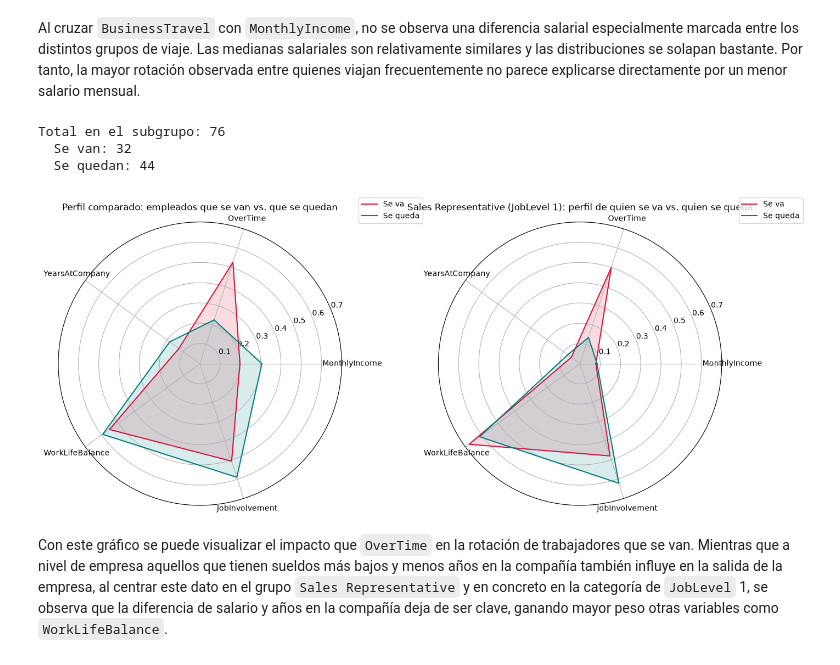
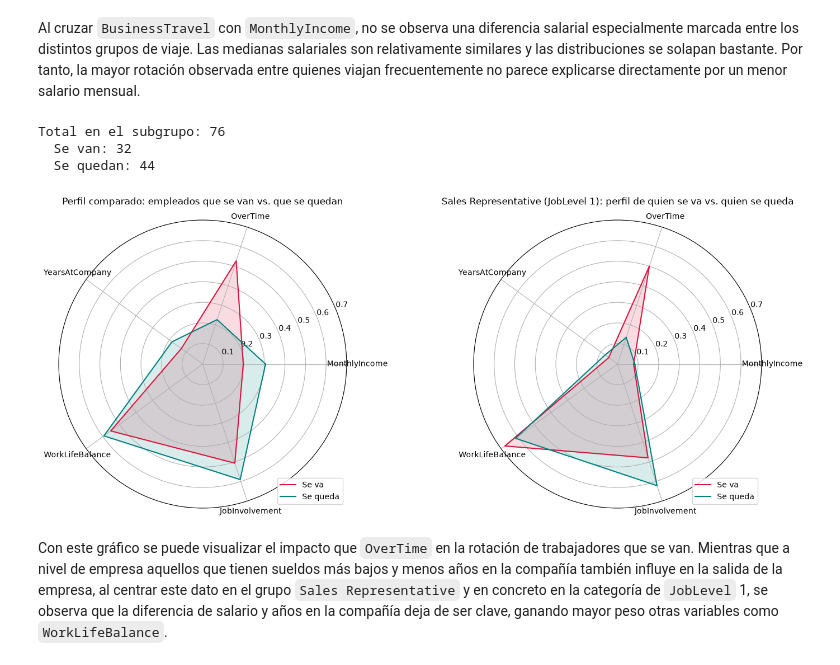
Before and after one commit to Adalab/project-da-promo-67-modulo-3-team-2, a Jupyter notebook: src/notebooks/03_Correlacion.ipynb, the cells around one changed output. Drawn from its saved outputs; the diff is of its cells as text; code cells hidden in the pictures.

```diff
--- a/src/notebooks/03_Correlacion.ipynb
+++ b/src/notebooks/03_Correlacion.ipynb
@@ -904,40 +904,40 @@ angulos = [n / len(variables) * 2 * pi for n in range(len(variables))]
 angulos += angulos[:1]
 
 # --- Figura con las dos gráficas lado a lado ---
-fig, (ax1, ax2) = plt.subplots(1, 2, figsize=(14, 6), subplot_kw=dict(polar=True))
+fig, (ax1, ax2) = plt.subplots(1, 2, figsize=(15, 6), subplot_kw=dict(polar=True))
 
 # Gráfica 1: perfil general
 for perfil, nombre, color in [(perfil_se_va_general, 'Se va', 'crimson'), (perfil_se_queda_general, 'Se queda', 'teal')]:
     valores = perfil.tolist()
     valores += valores[:1]
     ax1.plot(angulos, valores, label=nombre, color=color)
     ax1.fill(angulos, valores, alpha=0.15, color=color)
 
 ax1.set_xticks(angulos[:-1])
 ax1.set_xticklabels(variables)
 ax1.set_ylim(0, 0.7)
-ax1.set_title('Perfil comparado: empleados que se van vs. que se quedan')
-ax1.legend(loc='upper right', bbox_to_anchor=(1.3, 1.1))
+ax1.set_title('Perfil comparado: empleados que se van vs. que se quedan', pad=20)
+ax1.legend(loc='lower right')
 
 # Gráfica 2: subgrupo Sales Representative + JobLevel 1
 for perfil, nombre, color in [(perfil_se_va_subgrupo, 'Se va', 'crimson'), (perfil_se_queda_subgrupo, 'Se queda', 'teal')]:
     valores = perfil.tolist()
     valores += valores[:1]
     ax2.plot(angulos, valores, label=nombre, color=color)
     ax2.fill(angulos, valores, alpha=0.15, color=color)
 
 ax2.set_xticks(angulos[:-1])
 ax2.set_xticklabels(variables)
 ax2.set_ylim(0, 0.7)
-ax2.set_title('Sales Representative (JobLevel 1): perfil de quien se va vs. quien se queda')
-ax2.legend(loc='upper right', bbox_to_anchor=(1.3, 1.1))
+ax2.set_title('Sales Representative (JobLevel 1): perfil de quien se va vs. quien se queda', pad=20)
+ax2.legend(loc='lower right')
 
 plt.tight_layout()
 plt.show()
 # %% [output]
 Total en el subgrupo: 76
   Se van: 32
   Se quedan: 44
-[figure, old version]
+[figure, new version]
 # %% [markdown]
 Con este gráfico se puede visualizar el impacto que `OverTime` en la rotación de trabajadores que se van. Mientras que a nivel de empresa aquellos que tienen sueldos más bajos y menos años en la compañía también influye en la salida de la empresa, al centrar este dato en el grupo `Sales Representative` y en concreto en la categoría de `JobLevel` 1, se observa que la diferencia de salario y años en la compañía deja de ser clave, ganando mayor peso otras variables como `WorkLifeBalance`.
```
Also changed, not shown: parts of 1 cell of this notebook.
